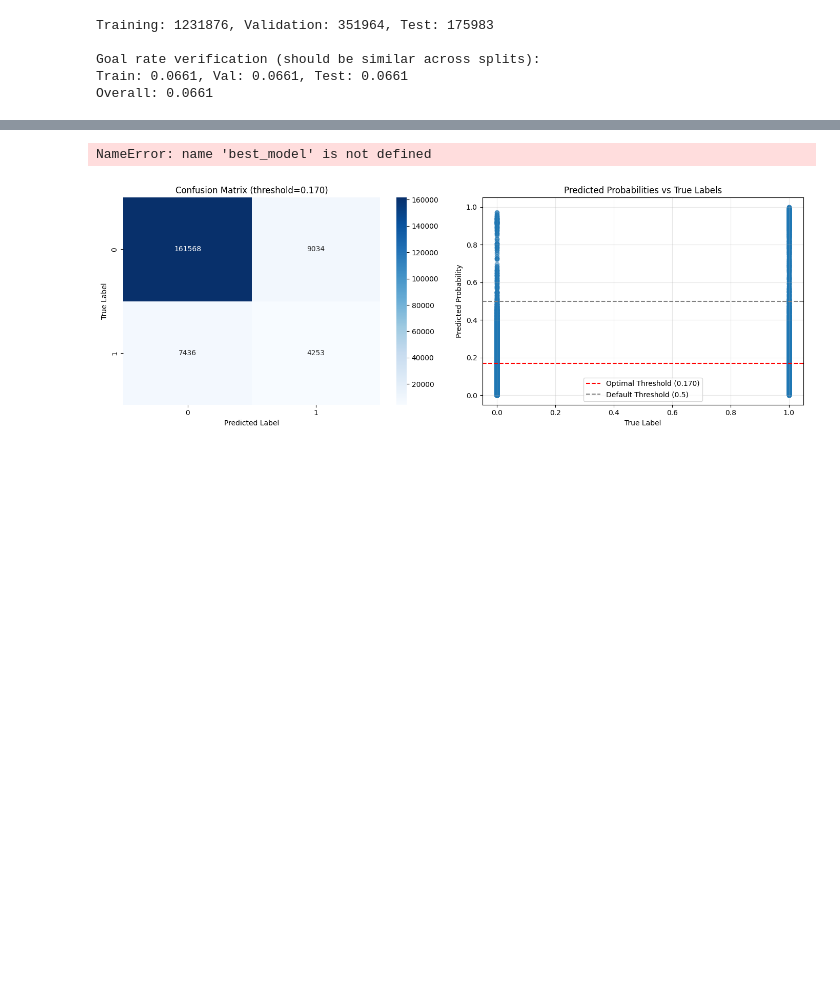
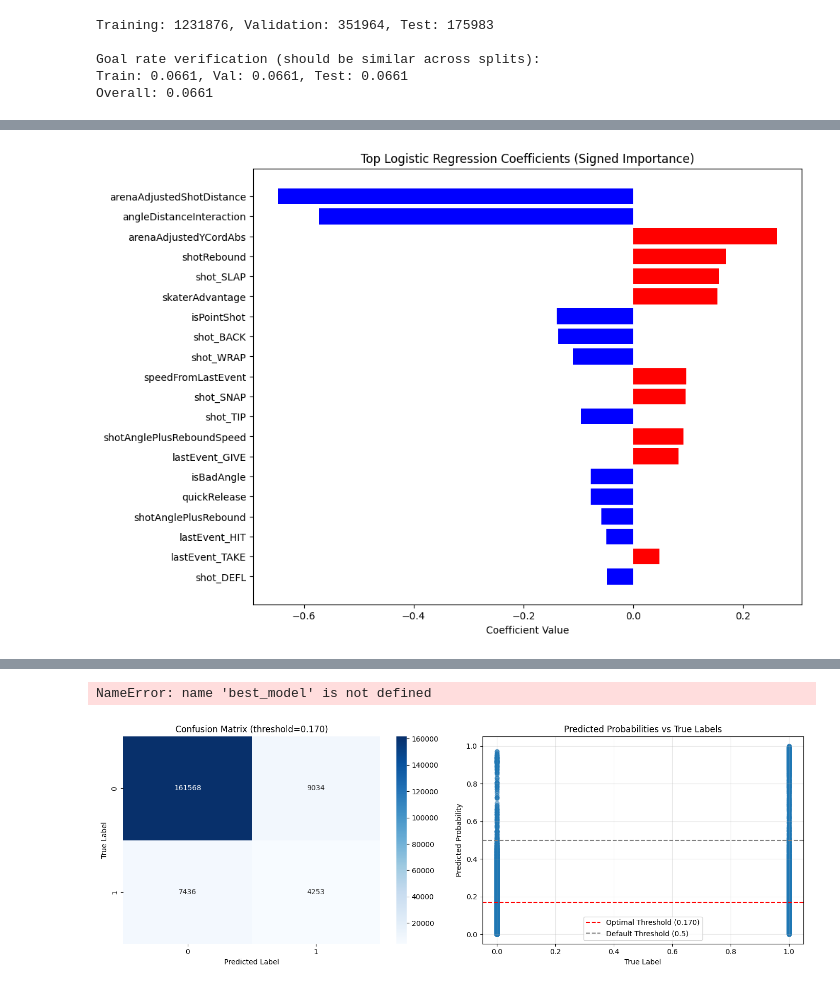
Before and after one commit to GusMahfoud/DS3000Project, a Jupyter notebook: final_project.ipynb, the cells around one changed output, grey strips where cells are left out. Saved outputs shown, nothing was run; the diff lists cells and outputs as text; code cells hidden in the pictures; blank space fills up the shorter version.

```diff
--- a/final_project.ipynb
+++ b/final_project.ipynb
@@ -305,3 +362,24 @@ XGBoost: 2622.80
+# %%
+# Get coefficients with names
+coef_df = pd.DataFrame({
+    "feature": X_train.columns,
+    "coef": lr_model.coef_[0]
+})
+
+# Sort by absolute value (strongest effects first)
+coef_df["abs_coef"] = coef_df["coef"].abs()
+coef_df = coef_df.sort_values("abs_coef", ascending=False).head(20)
+
+# Plot
+plt.figure(figsize=(10, 8))
+colors = coef_df["coef"].apply(lambda x: 'red' if x > 0 else 'blue')
+plt.barh(coef_df["feature"], coef_df["coef"], color=colors)
+plt.xlabel("Coefficient Value")
+plt.title("Top Logistic Regression Coefficients (Signed Importance)")
+plt.gca().invert_yaxis()
+plt.show()
+# %% [output]
+[figure, added]
 # %%
 feature_importance = xgb_model.feature_importances_
 feature_names = X_train.columns.tolist()
```
Also changed, not shown: parts of 14 cells of this notebook.
